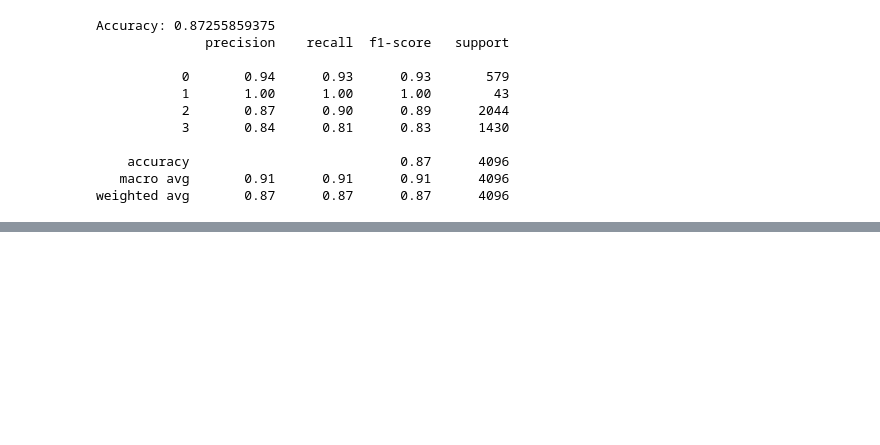
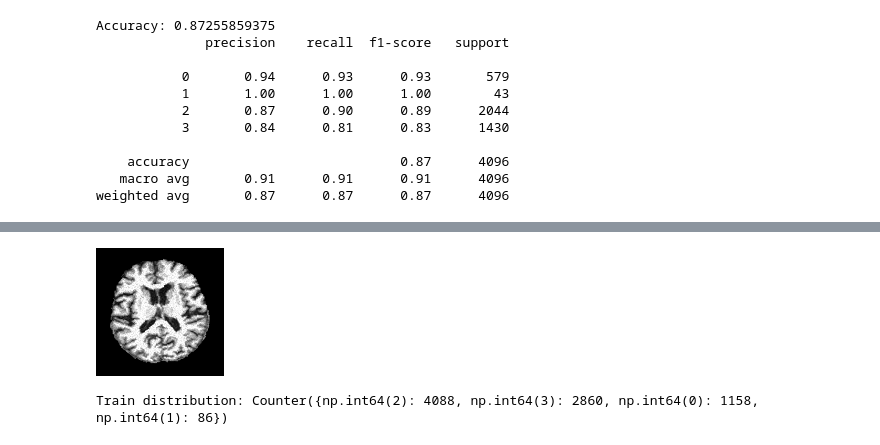
Before and after one commit to Newinacode/ML-Alzheimer-disease, a Jupyter notebook: logistic regression.ipynb, the cells around one changed output, grey strips where cells are left out. Cells and saved outputs as stored; diff of their text form; code cells hidden in the pictures; blank space fills up the shorter version.

```diff
--- a/logistic regression.ipynb
+++ b/logistic regression.ipynb
@@ -126,0 +264,24 @@ weighted avg       0.87      0.87      0.87      4096
+# %%
+aug_X = []
+aug_Y = []
+
+
+for au in aug:
+    img_rgb = au["image"]
+    # converting into grayscale image as we found that image that are in aug is RGB
+    img_gray = au["image"].convert("L")
+    aug_X.append(img_gray)
+    aug_Y.append(au["label"])
+
+aug_X[0]
+# %% [output]
+[figure, added]
+# %%
+# changing into numpy array
+aug_X = np.array(aug_X,dtype=np.float32)
+# flatten aug_X array to 1D
+aug_X = aug_X/255.0
+aug_X = aug_X.reshape(aug_X.shape[0],-1)
+print("Train distribution:", Counter(train_aug_Y))
+# %% [output]
+Train distribution: Counter({np.int64(2): 4088, np.int64(3): 2860, np.int64(0): 1158, np.int64(1): 86})
```
Also changed, not shown: parts of 33 cells of this notebook.
